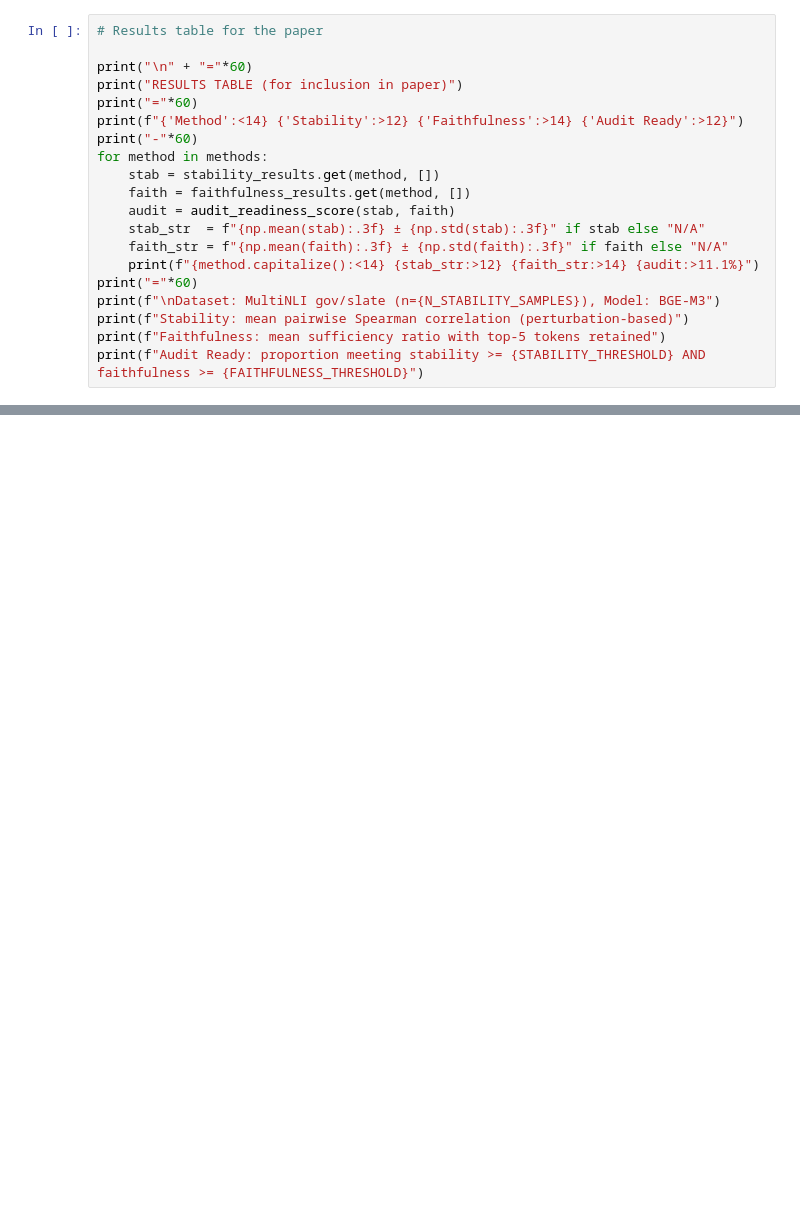
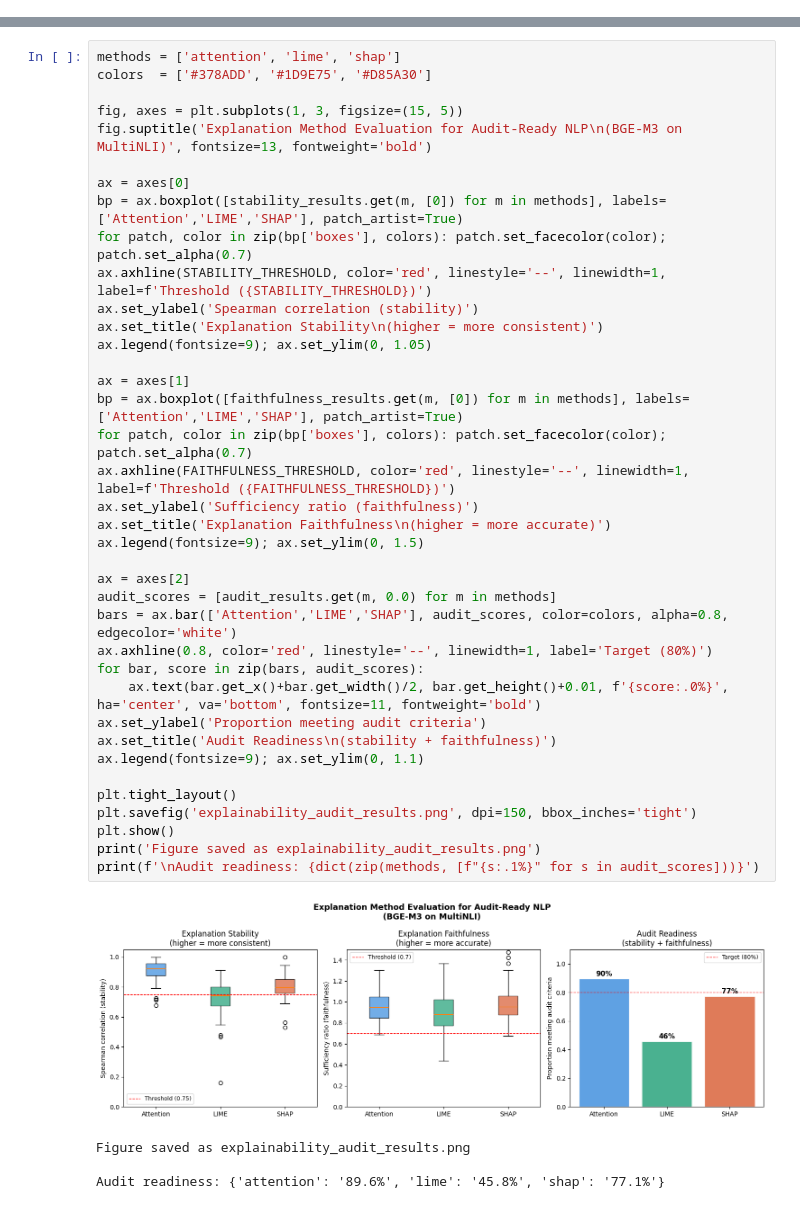
Before and after one commit to asleshadesetty/Explainability-Audit-, a Jupyter notebook: ExplainabilityAudit.ipynb, the cells around one changed output, grey strips where cells are left out. Drawn from its saved outputs; the diff is of its cells as text; blank space fills up the shorter version.

```diff
--- a/ExplainabilityAudit.ipynb
+++ b/ExplainabilityAudit.ipynb
@@ -571,20 +0,0 @@ Prints the formatted results table for the paper.
-# %%
-# Results table for the paper
-
-print("\n" + "="*60)
-print("RESULTS TABLE (for inclusion in paper)")
-print("="*60)
-print(f"{'Method':<14} {'Stability':>12} {'Faithfulness':>14} {'Audit Ready':>12}")
-print("-"*60)
-for method in methods:
-    stab = stability_results.get(method, [])
-    faith = faithfulness_results.get(method, [])
-    audit = audit_readiness_score(stab, faith)
-    stab_str  = f"{np.mean(stab):.3f} ± {np.std(stab):.3f}" if stab else "N/A"
-    faith_str = f"{np.mean(faith):.3f} ± {np.std(faith):.3f}" if faith else "N/A"
-    print(f"{method.capitalize():<14} {stab_str:>12} {faith_str:>14} {audit:>11.1%}")
-print("="*60)
-print(f"\nDataset: MultiNLI gov/slate (n={N_STABILITY_SAMPLES}), Model: BGE-M3")
-print(f"Stability: mean pairwise Spearman correlation (perturbation-based)")
-print(f"Faithfulness: mean sufficiency ratio with top-5 tokens retained")
-print(f"Audit Ready: proportion meeting stability >= {STABILITY_THRESHOLD} AND faithfulness >= {FAITHFULNESS_THRESHOLD}")
@@ -621,0 +418,43 @@ print("Run Cell 6 multiple times to observe instability in practice.")
+# %%
+methods = ['attention', 'lime', 'shap']
+colors  = ['#378ADD', '#1D9E75', '#D85A30']
+
+fig, axes = plt.subplots(1, 3, figsize=(15, 5))
+fig.suptitle('Explanation Method Evaluation for Audit-Ready NLP\n(BGE-M3 on MultiNLI)', fontsize=13, fontweight='bold')
+
+ax = axes[0]
+bp = ax.boxplot([stability_results.get(m, [0]) for m in methods], labels=['Attention','LIME','SHAP'], patch_artist=True)
+for patch, color in zip(bp['boxes'], colors): patch.set_facecolor(color); patch.set_alpha(0.7)
+ax.axhline(STABILITY_THRESHOLD, color='red', linestyle='--', linewidth=1, label=f'Threshold ({STABILITY_THRESHOLD})')
+ax.set_ylabel('Spearman correlation (stability)')
+ax.set_title('Explanation Stability\n(higher = more consistent)')
+ax.legend(fontsize=9); ax.set_ylim(0, 1.05)
+
+ax = axes[1]
+bp = ax.boxplot([faithfulness_results.get(m, [0]) for m in methods], labels=['Attention','LIME','SHAP'], patch_artist=True)
+for patch, color in zip(bp['boxes'], colors): patch.set_facecolor(color); patch.set_alpha(0.7)
+ax.axhline(FAITHFULNESS_THRESHOLD, color='red', linestyle='--', linewidth=1, label=f'Threshold ({FAITHFULNESS_THRESHOLD})')
+ax.set_ylabel('Sufficiency ratio (faithfulness)')
+ax.set_title('Explanation Faithfulness\n(higher = more accurate)')
+ax.legend(fontsize=9); ax.set_ylim(0, 1.5)
+
+ax = axes[2]
+audit_scores = [audit_results.get(m, 0.0) for m in methods]
+bars = ax.bar(['Attention','LIME','SHAP'], audit_scores, color=colors, alpha=0.8, edgecolor='white')
+ax.axhline(0.8, color='red', linestyle='--', linewidth=1, label='Target (80%)')
+for bar, score in zip(bars, audit_scores):
+    ax.text(bar.get_x()+bar.get_width()/2, bar.get_height()+0.01, f'{score:.0%}', ha='center', va='bottom', fontsize=11, fontweight='bold')
+ax.set_ylabel('Proportion meeting audit criteria')
+ax.set_title('Audit Readiness\n(stability + faithfulness)')
+ax.legend(fontsize=9); ax.set_ylim(0, 1.1)
+
+plt.tight_layout()
+plt.savefig('explainability_audit_results.png', dpi=150, bbox_inches='tight')
+plt.show()
+print('Figure saved as explainability_audit_results.png')
+print(f'\nAudit readiness: {dict(zip(methods, [f"{s:.1%}" for s in audit_scores]))}')
+# %% [output]
+[figure, added]
+Figure saved as explainability_audit_results.png
+
+Audit readiness: {'attention': '89.6%', 'lime': '45.8%', 'shap': '77.1%'}
```
Also changed, not shown: parts of 44 cells of this notebook.
